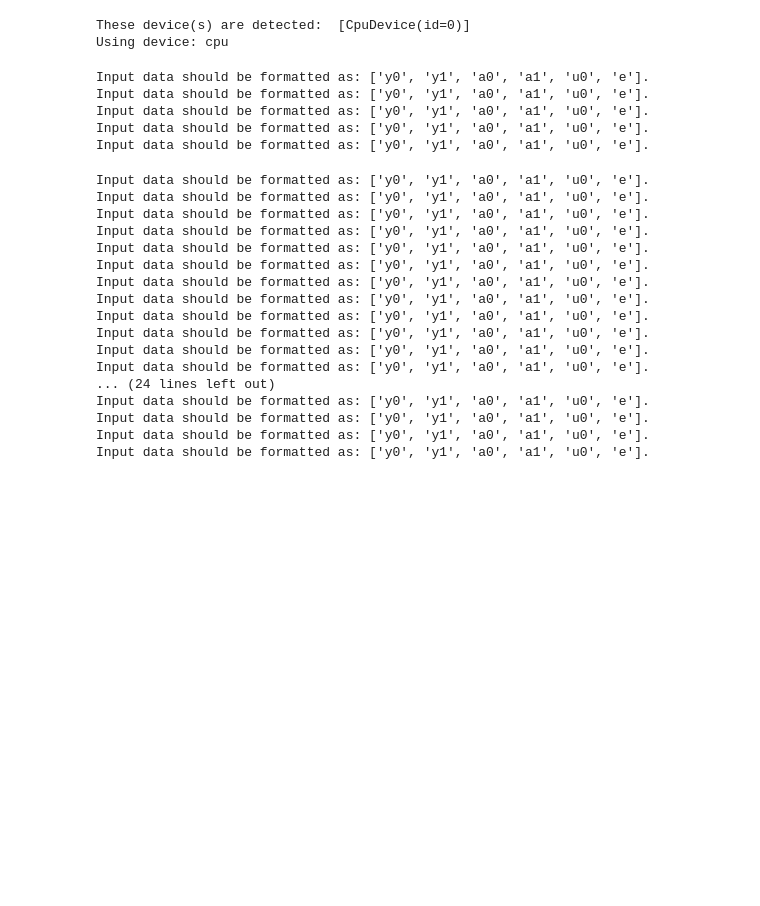
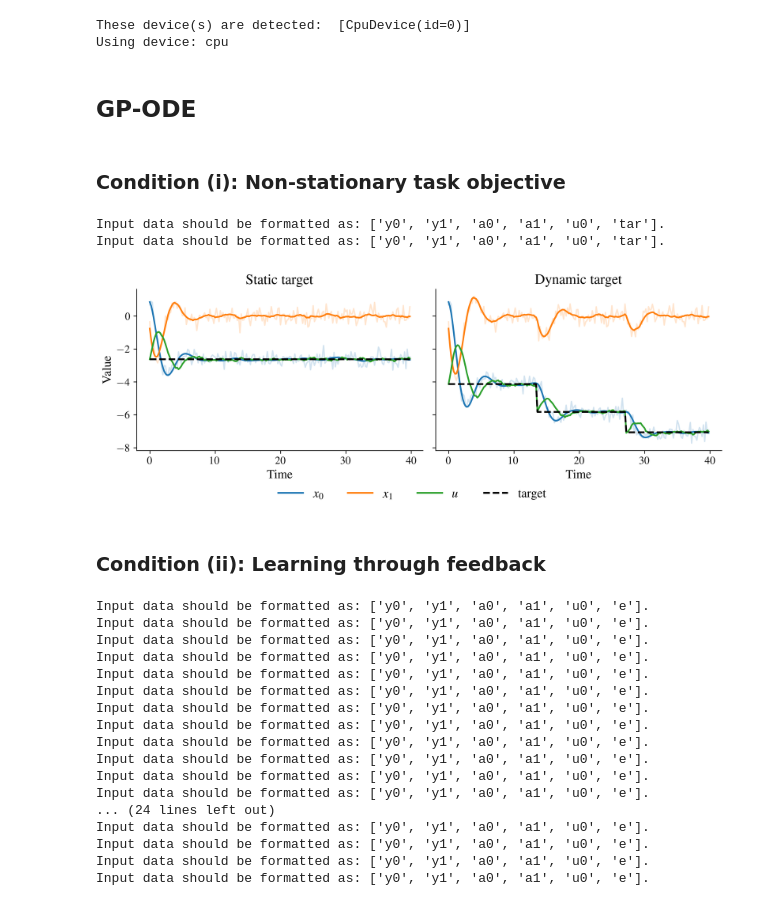
Before and after one commit to KhoaNguyen02/SDEvolve, a Jupyter notebook: test.ipynb, the cells around one changed output. Saved outputs shown, nothing was run; the diff lists cells and outputs as text; code cells hidden in the pictures; blank space fills up the shorter version.

```diff
--- a/test.ipynb
+++ b/test.ipynb
@@ -31,12 +28,8 @@ Using device: cpu
 # %%
 args = {
     "param_setting": "constant",
-    "batch_size": 16,
     "n_obs": 2,
     "process_noise": 0.05,
-    "obs_noise": 0.3,
-    "num_generations": 50,
-    "population_size": 100,
-    "num_populations": 10
+    "obs_noise": 0.3
 }
 # %%
@@ -125,37 +123,36 @@ def plot_trajectories(model, strategy, fitness_fn, test_data_static, test_data_d
     fig.suptitle(title, fontsize=16)
     plt.tight_layout(rect=[0, 0.08, 1, 1])
     plt.show()
-# %%
-def distance_feedback(x, target):
-    err = x[0] - target
-    return 0.5 * err**2
-
-def direction_feedback(x, target):
-    return target - x[0]
-
-_, model1, strategy1, fitness_fn1, test_data_static = test_model_single_seed(
-                                                        args, "results/harmonic_oscillator/full_obs/direction_feedback",
-                                                        feedback_fn=direction_feedback, sign_estimation=False
-                                                    )
-_, _, _, _, test_data_dynamic = test_model_single_seed(
-                                    args, "results/harmonic_oscillator/full_obs/direction_feedback",
-                                    feedback_fn=direction_feedback, sign_estimation=False, n_jumps=3
-                                )
-_, model2, strategy2, fitness_fn2, _ = test_model_single_seed(
-                                    args, "results/harmonic_oscillator/full_obs/distance_feedback",
-                                    feedback_fn=distance_feedback, sign_estimation=False
-                                )
-_, model3, strategy3, fitness_fn3, _ = test_model_single_seed(
-                                    args, "results/harmonic_oscillator/full_obs/tpse_direction_feedback",
-                                    feedback_fn=direction_feedback, sign_estimation=True
-                                )
-_, model4, strategy4, fitness_fn4, _ = test_model_single_seed(
-                                    args, "results/harmonic_oscillator/full_obs/tpse_distance_feedback",
-                                    feedback_fn=distance_feedback, sign_estimation=True
-                                )
-# %% [output]
-Input data should be formatted as: ['y0', 'y1', 'a0', 'a1', 'u0', 'e'].
-Input data should be formatted as: ['y0', 'y1', 'a0', 'a1', 'u0', 'e'].
-Input data should be formatted as: ['y0', 'y1', 'a0', 'a1', 'u0', 'e'].
-Input data should be formatted as: ['y0', 'y1', 'a0', 'a1', 'u0', 'e'].
-Input data should be formatted as: ['y0', 'y1', 'a0', 'a1', 'u0', 'e'].
+# %% [markdown]
+## GP-ODE
+# %% [markdown]
+### Condition (i): Non-stationary task objective
+# %%
+learn_condition = 1
+feedback_fn = None
+sign_estimation = False
+seed = 0
+
+test_data_static, strategy, fitness_fn, model, _ = test_model_single_seed(args,
+                                    model_path="results/harmonic_oscillator/full_obs/direct_target",
+                                    learn_condition=learn_condition,
+                                    feedback_fn=feedback_fn,
+                                    sign_estimation=sign_estimation,
+                                    seed=seed,
+                                    n_jumps=0)
+test_data_dynamic, _, _, _, _ = test_model_single_seed(args,
+                                    model_path="results/harmonic_oscillator/full_obs/direct_target",
+                                    learn_condition=learn_condition,
+                                    feedback_fn=feedback_fn,
+                                    sign_estimation=sign_estimation,
+                                    seed=seed,
+                                    n_jumps=3)
+# %% [output]
+Input data should be formatted as: ['y0', 'y1', 'a0', 'a1', 'u0', 'tar'].
+Input data should be formatted as: ['y0', 'y1', 'a0', 'a1', 'u0', 'tar'].
+# %%
+plot_trajectories(model, strategy, fitness_fn, learn_condition, test_data_static, test_data_dynamic)
+# %% [output]
+[figure, added]
+# %% [markdown]
+### Condition (ii): Learning through feedback
```
Also changed, not shown: parts of 13 cells of this notebook.
